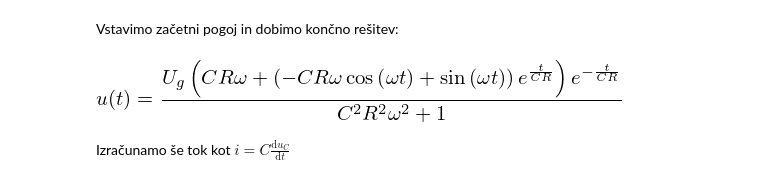
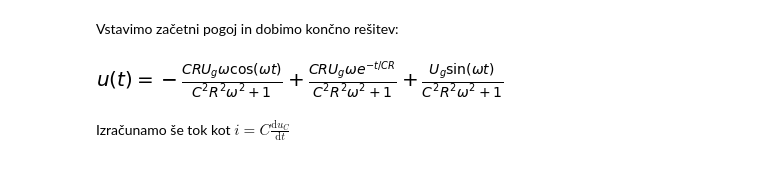
Before and after one commit to osnove/Dodatno, a Jupyter notebook: Primer_diff_enacbe_analiticno.ipynb, the cells around one changed output. Cells and saved outputs as stored; diff of their text form; code cells hidden in the pictures.

```diff
--- a/Primer_diff_enacbe_analiticno.ipynb
+++ b/Primer_diff_enacbe_analiticno.ipynb
@@ -209,9 +244,9 @@ Vstavimo začetni pogoj in dobimo končno rešitev:
 # %%
 zacetni_pogoji = {'u0': 0}
 u2=final.subs(zacetni_pogoji)
-simplify(u2)
+display((u2))
 # %% [output]
-[figure, old version]
+[figure, new version]
 # %% [markdown]
 Izračunamo še tok kot $i=C\frac{\text{d}{{u}_{C}}}{\text{d}t}$
 # %%
```
Also changed, not shown: parts of 51 cells of this notebook.
